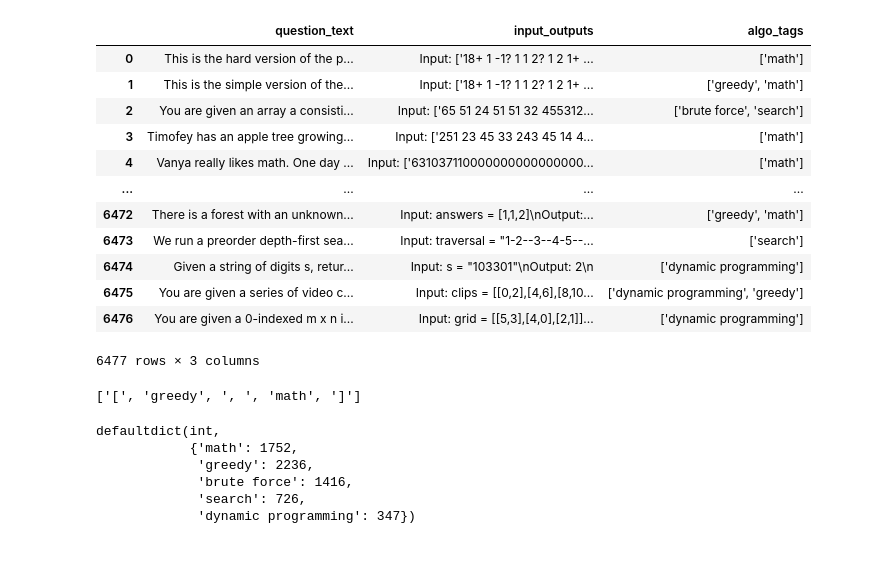
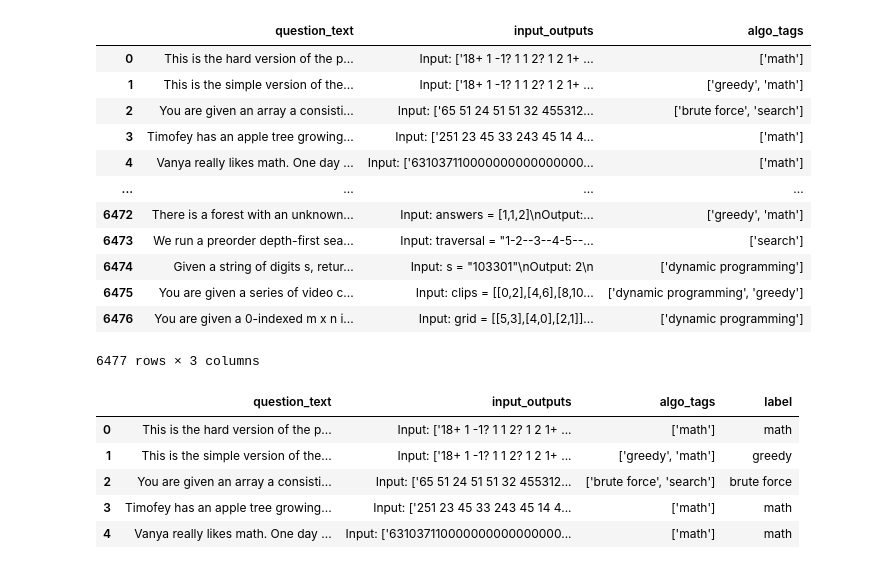
Before and after one commit to SkAndMl/question_tagging, a Jupyter notebook: notebooks/4_algorithm_tagging.ipynb, the cells around one changed output. Saved outputs shown, nothing was run; the diff lists cells and outputs as text; code cells hidden in the pictures.

```diff
--- a/notebooks/4_algorithm_tagging.ipynb
+++ b/notebooks/4_algorithm_tagging.ipynb
@@ -160,22 +165,13 @@ df
 | 6475 | You are given a series of video c... | Input: clips = [[0,2],[4,6],[8,10... | ['dynamic programming', 'greedy'] |
 | 6476 | You are given a 0-indexed m x n i... | Input: grid = [[5,3],[4,0],[2,1]]... | ['dynamic programming'] |
 6477 rows × 3 columns
-# %%
-df.iloc[1, 2].split("'")
-# %% [output]
-['[', 'greedy', ', ', 'math', ']']
-# %%
-freq = defaultdict(int)
-for i in range(df.shape[0]):
-    freq[df.iloc[i, 2].split("'")[1]] += 1
-
-freq
-# %% [output]
-defaultdict(int,
-            {'math': 1752,
-             'greedy': 2236,
-             'brute force': 1416,
-             'search': 726,
-             'dynamic programming': 347})
 # %%
-df["first_tag"] = df["algo_tags"].str.split("'", expand=True).iloc[:, 1]
+df['label'] = df["algo_tags"].apply(lambda tags: tags.split("'")[1])
+df.head()
+# %% [output]
+|  | question_text | input_outputs | algo_tags | label |
+| 0 | This is the hard version of the p... | Input: ['18+ 1 -1? 1 1 2? 1 2 1+ ... | ['math'] | math |
+| 1 | This is the simple version of the... | Input: ['18+ 1 -1? 1 1 2? 1 2 1+ ... | ['greedy', 'math'] | greedy |
+| 2 | You are given an array a consisti... | Input: ['65 51 24 51 51 32 455312... | ['brute force', 'search'] | brute force |
+| 3 | Timofey has an apple tree growing... | Input: ['251 23 45 33 243 45 14 4... | ['math'] | math |
+| 4 | Vanya really likes math. One day ... | Input: ['631037110000000000000000... | ['math'] | math |
```
Also changed, not shown: parts of 24 cells of this notebook.
